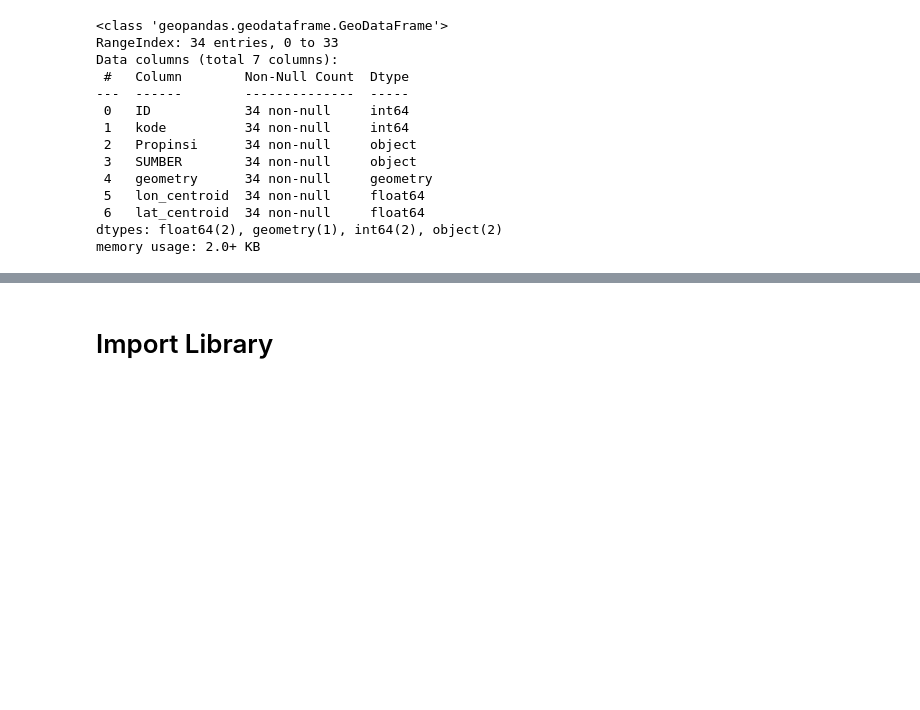
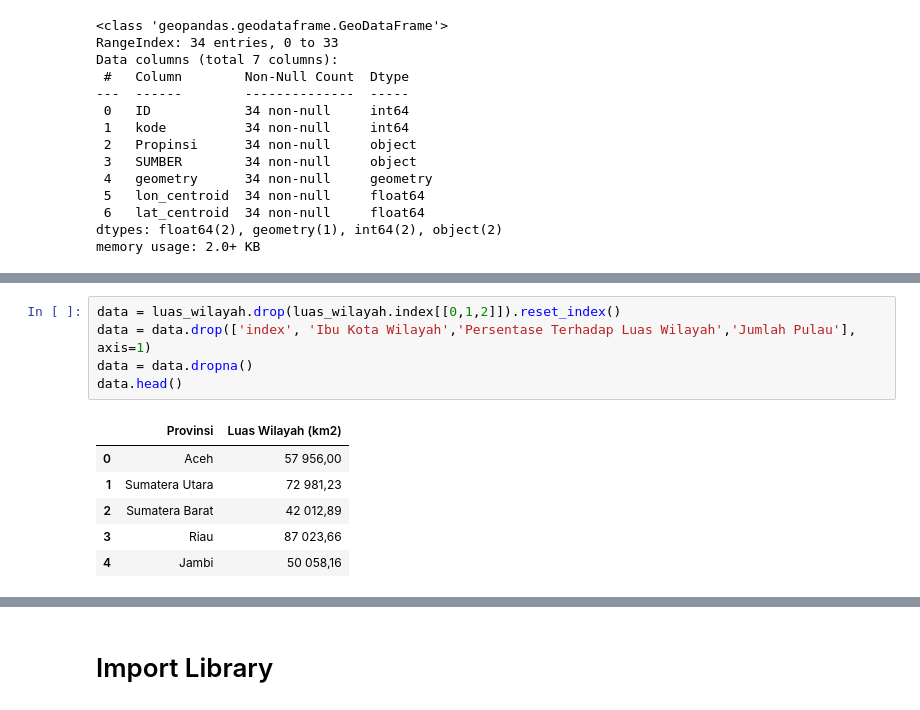
Before and after one commit to RobinLoxlyHood/Realtime-Klassifikasi-Analysis, a Jupyter notebook: Crawling Data.ipynb, the cells around one changed output, grey strips where cells are left out. Drawn from its saved outputs; the diff is of its cells as text; blank space fills up the shorter version.

```diff
--- a/Crawling Data.ipynb
+++ b/Crawling Data.ipynb
@@ -42,0 +59,12 @@ filtering_df.head()
+# %%
+data = luas_wilayah.drop(luas_wilayah.index[[0,1,2]]).reset_index()
+data = data.drop(['index', 'Ibu Kota Wilayah','Persentase Terhadap Luas Wilayah','Jumlah Pulau'], axis=1)
+data = data.dropna()
+data.head()
+# %% [output]
+|  | Provinsi | Luas Wilayah (km2) |
+| 0 | Aceh | 57 956,00 |
+| 1 | Sumatera Utara | 72 981,23 |
+| 2 | Sumatera Barat | 42 012,89 |
+| 3 | Riau | 87 023,66 |
+| 4 | Jambi | 50 058,16 |
```
Also changed, not shown: parts of 7 cells of this notebook, 1 other file.
